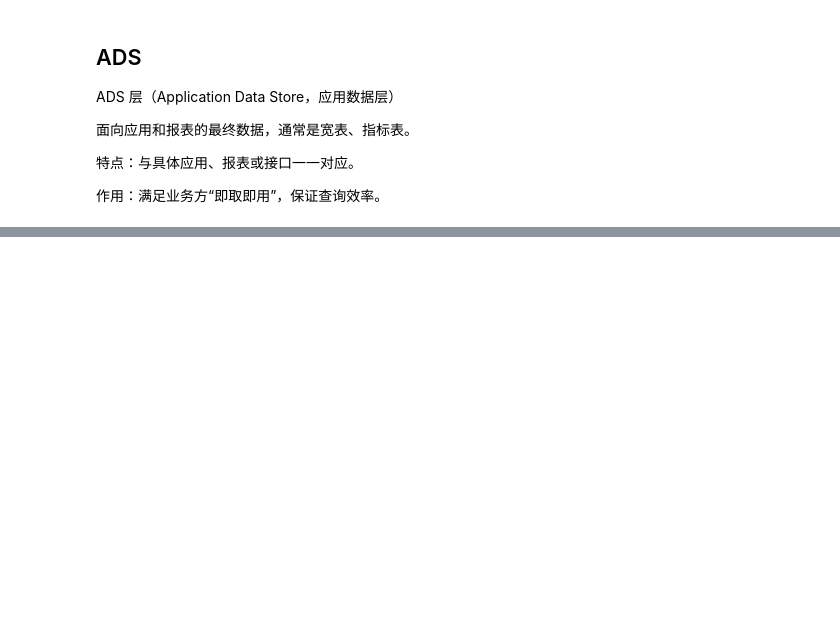
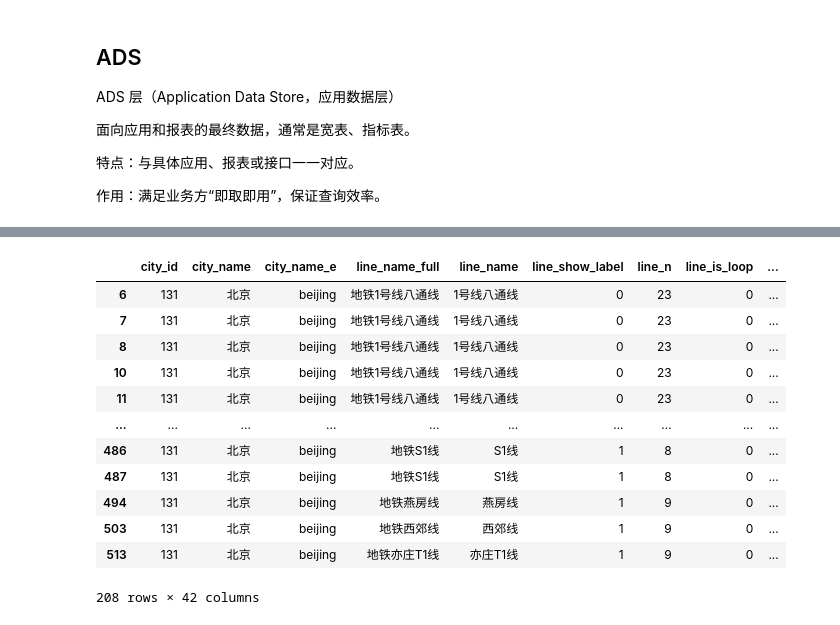
Before and after one commit to Kofi-W/net_charts, a Jupyter notebook: data/subway/data_crawler/data_process_baidu.ipynb, the cells around one changed output, grey strips where cells are left out. Cells and saved outputs as stored; diff of their text form; code cells hidden in the pictures; blank space fills up the shorter version.

```diff
--- a/data/subway/data_crawler/data_process_baidu.ipynb
+++ b/data/subway/data_crawler/data_process_baidu.ipynb
@@ -630,0 +658,16 @@ with open("subway_line_to_fix.json", "w", encoding="utf-8") as f:
+# %%
+df_st_real[(df_st_real['city_name'] == '北京') & (df_st_real['st_is_exchange'] == 1)]
+# %% [output]
+|  | city_id | city_name | city_name_e | line_name_full | line_name | line_show_label | line_n | line_is_loop | ... |
+| 6 | 131 | 北京 | beijing | 地铁1号线八通线 | 1号线八通线 | 0 | 23 | 0 | ... |
+| 7 | 131 | 北京 | beijing | 地铁1号线八通线 | 1号线八通线 | 0 | 23 | 0 | ... |
+| 8 | 131 | 北京 | beijing | 地铁1号线八通线 | 1号线八通线 | 0 | 23 | 0 | ... |
+| 10 | 131 | 北京 | beijing | 地铁1号线八通线 | 1号线八通线 | 0 | 23 | 0 | ... |
+| 11 | 131 | 北京 | beijing | 地铁1号线八通线 | 1号线八通线 | 0 | 23 | 0 | ... |
+| ... | ... | ... | ... | ... | ... | ... | ... | ... | ... |
+| 486 | 131 | 北京 | beijing | 地铁S1线 | S1线 | 1 | 8 | 0 | ... |
+| 487 | 131 | 北京 | beijing | 地铁S1线 | S1线 | 1 | 8 | 0 | ... |
+| 494 | 131 | 北京 | beijing | 地铁燕房线 | 燕房线 | 1 | 9 | 0 | ... |
+| 503 | 131 | 北京 | beijing | 地铁西郊线 | 西郊线 | 1 | 9 | 0 | ... |
+| 513 | 131 | 北京 | beijing | 地铁亦庄T1线 | 亦庄T1线 | 1 | 9 | 0 | ... |
+208 rows × 42 columns
```
Also changed, not shown: parts of 7 cells of this notebook, 1 other file.
